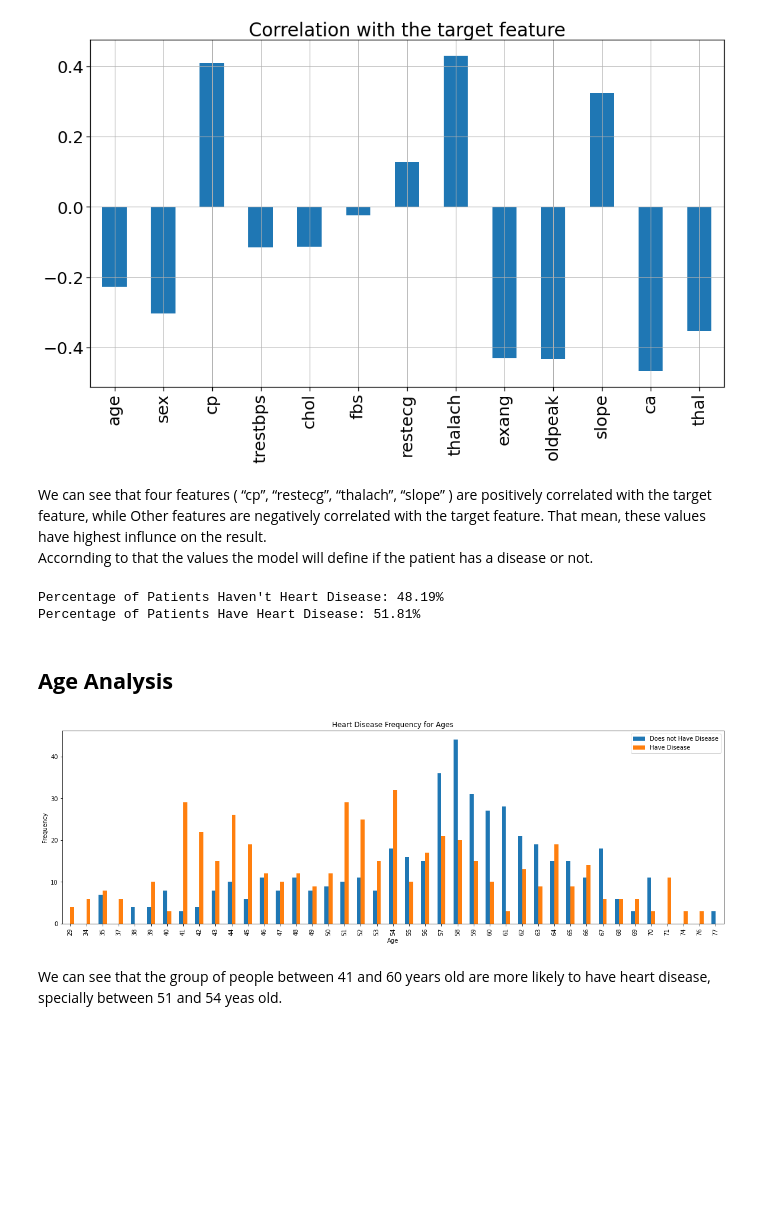
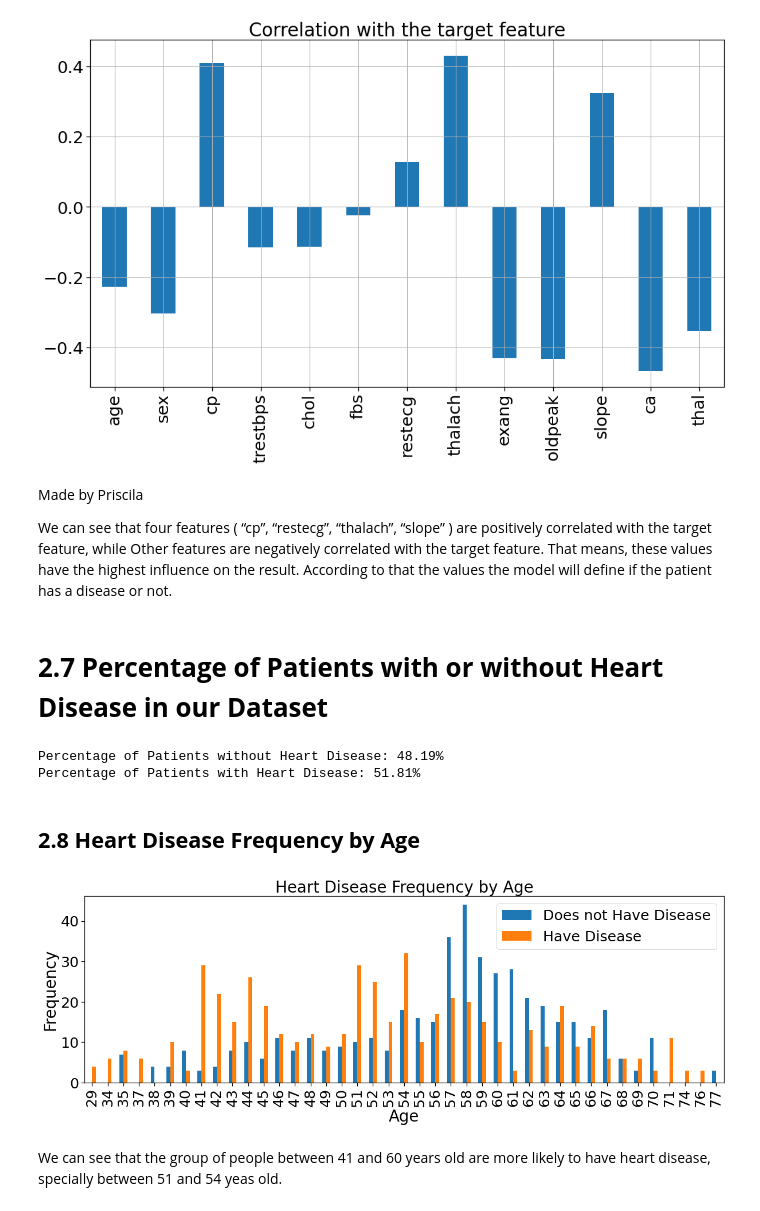
Before and after one commit to masp42/Crisp_DM_CA, a Jupyter notebook: Heart_Disease_Prediction_CA.ipynb, the cells around one changed output. Saved outputs shown, nothing was run; the diff lists cells and outputs as text; code cells hidden in the pictures; blank space fills up the shorter version.

```diff
--- a/Heart_Disease_Prediction_CA.ipynb
+++ b/Heart_Disease_Prediction_CA.ipynb
@@ -270,29 +288,34 @@ plt.tight_layout()
 # %% [output]
 [figure]
 # %% [markdown]
-We can see that four features ( “cp”, “restecg”, “thalach”, “slope” ) are positively correlated with the target feature, while Other features are negatively correlated with the target feature. That mean, these values have highest influnce on the result.
-Accornding to that the values the model will define if the patient has a disease or not.
+Made by Priscila
+
+We can see that four features ( “cp”, “restecg”, “thalach”, “slope” ) are positively correlated with the target feature, while Other features are negatively correlated with the target feature. That means, these values have the highest influence on the result.
+According to that the values the model will define if the patient has a disease or not.
+# %% [markdown]
+# **2.7 Percentage of Patients with or without Heart Disease in our Dataset**
 # %%
 ## Made by Marcelo and Washington
 countNoDisease = len(df1[df1.target == 0])
 countHaveDisease = len(df1[df1.target == 1])
-print("Percentage of Patients Haven't Heart Disease: {:.2f}%".format((countNoDisease / (len(df1.target))*100)))
-print("Percentage of Patients Have Heart Disease: {:.2f}%".format((countHaveDisease / (len(df1.target))*100)))
+print("Percentage of Patients without Heart Disease: {:.2f}%".format((countNoDisease / (len(df1.target))*100)))
+print("Percentage of Patients with Heart Disease: {:.2f}%".format((countHaveDisease / (len(df1.target))*100)))
 # %% [output]
-Percentage of Patients Haven't Heart Disease: 48.19%
-Percentage of Patients Have Heart Disease: 51.81%
+Percentage of Patients without Heart Disease: 48.19%
+Percentage of Patients with Heart Disease: 51.81%
-# %% [markdown]
-## **Age Analysis**
+# %% [markdown]
+
+## **2.8 Heart Disease Frequency by Age**
 # %%
 ## Made by Marcelo, Washington, and Priscila
 pd.crosstab(df1.age,df.target).plot(kind="bar",figsize=(20,6))
-plt.title('Heart Disease Frequency for Ages')
+plt.title('Heart Disease Frequency by Age')
 plt.xlabel('Age')
 plt.ylabel('Frequency')
 plt.legend(["Does not Have Disease", "Have Disease"])
 plt.savefig('heartDiseaseAndAges.png')
 plt.show()
 # %% [output]
-[figure, old version]
+[figure, new version]
 # %% [markdown]
 We can see that the group of people between 41 and 60 years old are more likely to have heart disease, specially between 51 and 54 yeas old.
```
Also changed, not shown: parts of 19 cells of this notebook.
